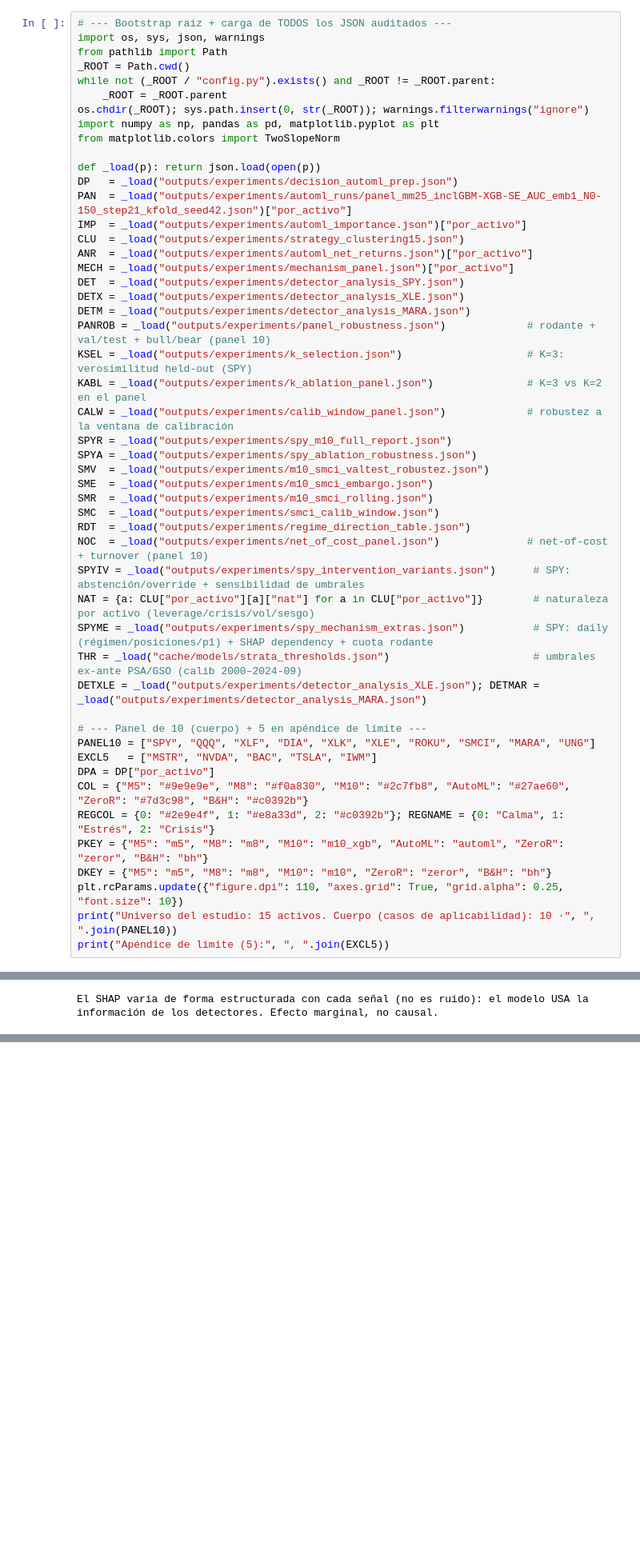
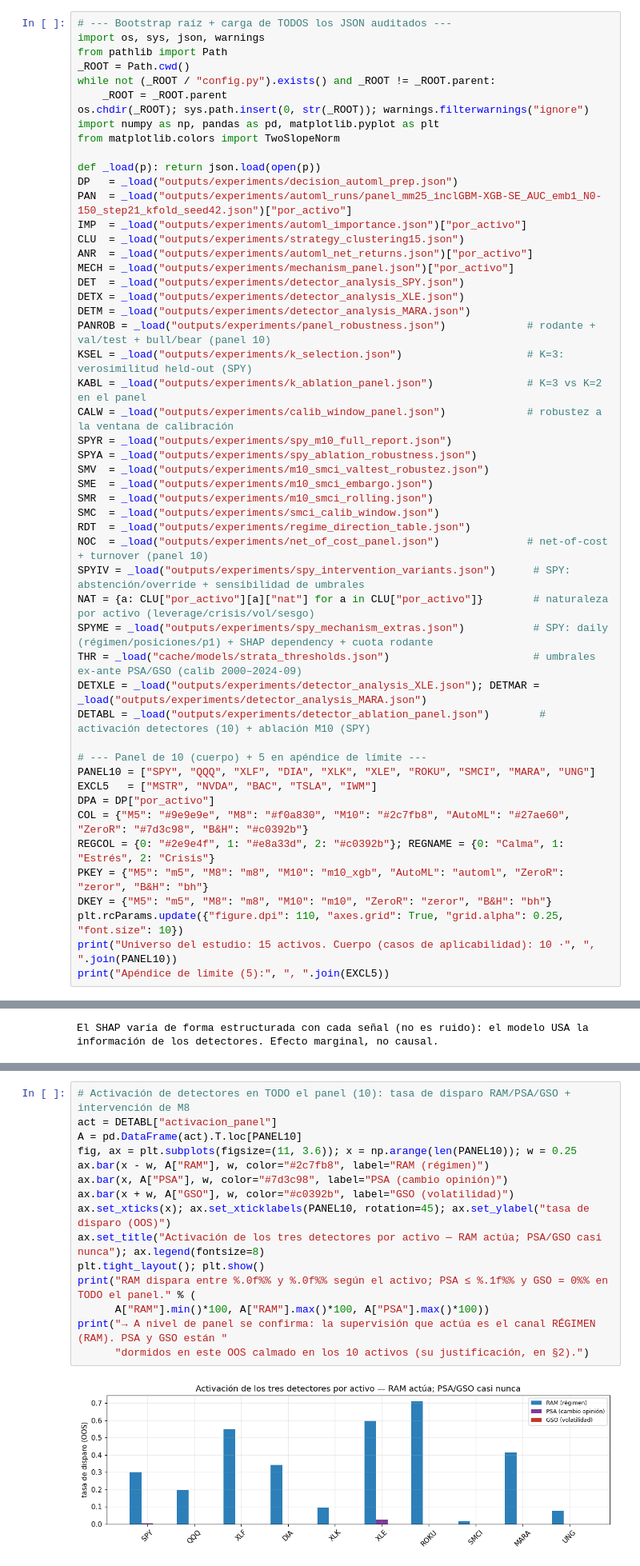
Before and after one commit to RaquelGarciah/Real-time-statistical-supervision-of-an-AI-trading-agent, a Jupyter notebook: notebooks/STRATA_marco_practico.ipynb, the cells around one changed output, grey strips where cells are left out. Shown at 80% size. Saved outputs shown, nothing was run; the diff lists cells and outputs as text; blank space fills up the shorter version.

```diff
--- a/notebooks/STRATA_marco_practico.ipynb
+++ b/notebooks/STRATA_marco_practico.ipynb
@@ -84,6 +84,7 @@ NAT = {a: CLU["por_activo"][a]["nat"] for a in CLU["por_activo"]}        # natur
 SPYME = _load("outputs/experiments/spy_mechanism_extras.json")           # SPY: daily (régimen/posiciones/p1) + SHAP dependency + cuota rodante
 THR = _load("cache/models/strata_thresholds.json")                       # umbrales ex-ante PSA/GSO (calib 2000–2024-09)
 DETXLE = _load("outputs/experiments/detector_analysis_XLE.json"); DETMAR = _load("outputs/experiments/detector_analysis_MARA.json")
+DETABL = _load("outputs/experiments/detector_ablation_panel.json")        # activación detectores (10) + ablación M10 (SPY)
 
 # --- Panel de 10 (cuerpo) + 5 en apéndice de límite ---
 PANEL10 = ["SPY", "QQQ", "XLF", "DIA", "XLK", "XLE", "ROKU", "SMCI", "MARA", "UNG"]
@@ -582,0 +625,17 @@ Antes, dos lecturas para entrar al panel: la **naturaleza** de cada activo (lo q
+# %%
+# Activación de detectores en TODO el panel (10): tasa de disparo RAM/PSA/GSO + intervención de M8
+act = DETABL["activacion_panel"]
+A = pd.DataFrame(act).T.loc[PANEL10]
+fig, ax = plt.subplots(figsize=(11, 3.6)); x = np.arange(len(PANEL10)); w = 0.25
+ax.bar(x - w, A["RAM"], w, color="#2c7fb8", label="RAM (régimen)")
+ax.bar(x, A["PSA"], w, color="#7d3c98", label="PSA (cambio opinión)")
+ax.bar(x + w, A["GSO"], w, color="#c0392b", label="GSO (volatilidad)")
+ax.set_xticks(x); ax.set_xticklabels(PANEL10, rotation=45); ax.set_ylabel("tasa de disparo (OOS)")
+ax.set_title("Activación de los tres detectores por activo — RAM actúa; PSA/GSO casi nunca"); ax.legend(fontsize=8)
+plt.tight_layout(); plt.show()
+print("RAM dispara entre %.0f%% y %.0f%% según el activo; PSA ≤ %.1f%% y GSO = 0%% en TODO el panel." % (
+      A["RAM"].min()*100, A["RAM"].max()*100, A["PSA"].max()*100))
+print("→ A nivel de panel se confirma: la supervisión que actúa es el canal RÉGIMEN (RAM). PSA y GSO están "
+      "dormidos en este OOS calmado en los 10 activos (su justificación, en §2).")
+# %% [output]
+[figure, added]
```
Also changed, not shown: parts of 4 cells of this notebook, 4 other files.
